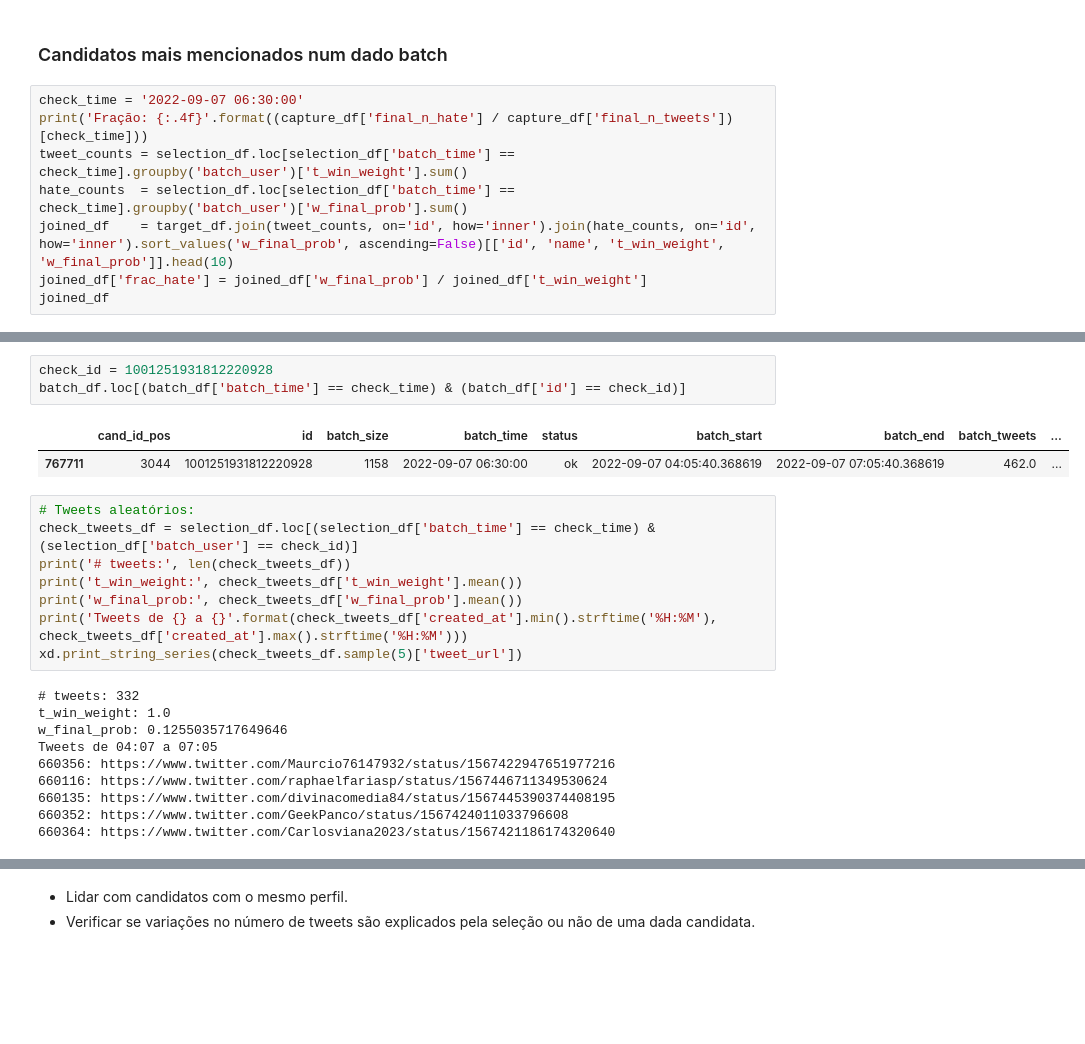
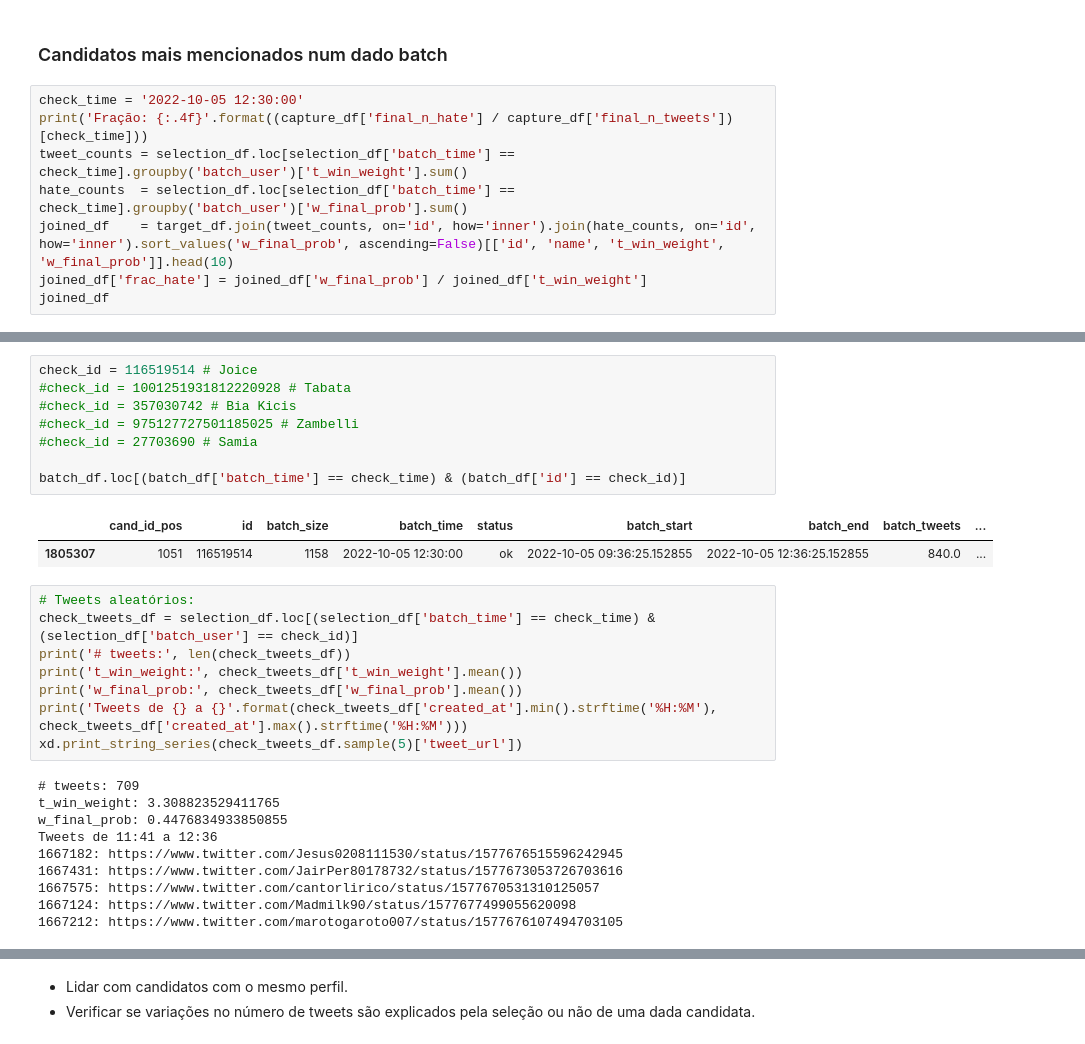
Before and after one commit to cewebbr/violentometro, a Jupyter notebook: analises/50_analise_estatistica_violencia_twitter.ipynb, the cells around one changed output, grey strips where cells are left out. Cells and saved outputs as stored; diff of their text form; blank space fills up the shorter version.

```diff
--- a/analises/50_analise_estatistica_violencia_twitter.ipynb
+++ b/analises/50_analise_estatistica_violencia_twitter.ipynb
@@ -279,7 +282,7 @@ pl.show()
 # %% [markdown]
 ### Candidatos mais mencionados num dado batch
 # %%
-check_time = '2022-09-07 06:30:00'
+check_time = '2022-10-05 12:30:00'
 print('Fração: {:.4f}'.format((capture_df['final_n_hate'] / capture_df['final_n_tweets'])[check_time]))
 tweet_counts = selection_df.loc[selection_df['batch_time'] == check_time].groupby('batch_user')['t_win_weight'].sum()
 hate_counts  = selection_df.loc[selection_df['batch_time'] == check_time].groupby('batch_user')['w_final_prob'].sum()
@@ -302,9 +305,14 @@ Fração: 0.1202
 # %%
-check_id = 1001251931812220928
+check_id = 116519514 # Joice
+#check_id = 1001251931812220928 # Tabata
+#check_id = 357030742 # Bia Kicis
+#check_id = 975127727501185025 # Zambelli
+#check_id = 27703690 # Samia
+
 batch_df.loc[(batch_df['batch_time'] == check_time) & (batch_df['id'] == check_id)]
 # %% [output]
 |  | cand_id_pos | id | batch_size | batch_time | status | batch_start | batch_end | batch_tweets | ... |
-| 767711 | 3044 | 1001251931812220928 | 1158 | 2022-09-07 06:30:00 | ok | 2022-09-07 04:05:40.368619 | 2022-09-07 07:05:40.368619 | 462.0 | ... |
+| 1805307 | 1051 | 116519514 | 1158 | 2022-10-05 12:30:00 | ok | 2022-10-05 09:36:25.152855 | 2022-10-05 12:36:25.152855 | 840.0 | ... |
 # %%
 # Tweets aleatórios:
 check_tweets_df = selection_df.loc[(selection_df['batch_time'] == check_time) & (selection_df['batch_user'] == check_id)]
@@ -314,15 +322,15 @@ print('w_final_prob:', check_tweets_df['w_final_prob'].mean())
 print('Tweets de {} a {}'.format(check_tweets_df['created_at'].min().strftime('%H:%M'), check_tweets_df['created_at'].max().strftime('%H:%M')))
 xd.print_string_series(check_tweets_df.sample(5)['tweet_url'])
 # %% [output]
-# tweets: 332
-t_win_weight: 1.0
-w_final_prob: 0.1255035717649646
-Tweets de 04:07 a 07:05
-660356: https://www.twitter.com/Maurcio76147932/status/1567422947651977216
-660116: https://www.twitter.com/raphaelfariasp/status/1567446711349530624
-660135: https://www.twitter.com/divinacomedia84/status/1567445390374408195
-660352: https://www.twitter.com/GeekPanco/status/1567424011033796608
-660364: https://www.twitter.com/Carlosviana2023/status/1567421186174320640
+# tweets: 709
+t_win_weight: 3.308823529411765
+w_final_prob: 0.4476834933850855
+Tweets de 11:41 a 12:36
+1667182: https://www.twitter.com/Jesus0208111530/status/1577676515596242945
+1667431: https://www.twitter.com/JairPer80178732/status/1577673053726703616
+1667575: https://www.twitter.com/cantorlirico/status/1577670531310125057
+1667124: https://www.twitter.com/Madmilk90/status/1577677499055620098
+1667212: https://www.twitter.com/marotogaroto007/status/1577676107494703105
 # %%
 # Tweets mais violentos:
 check_tweets_df = selection_df.loc[(selection_df['batch_time'] == check_time) & (selection_df['batch_user'] == check_id)]
```
Also changed, not shown: parts of 9 cells of this notebook, 7 other files.
